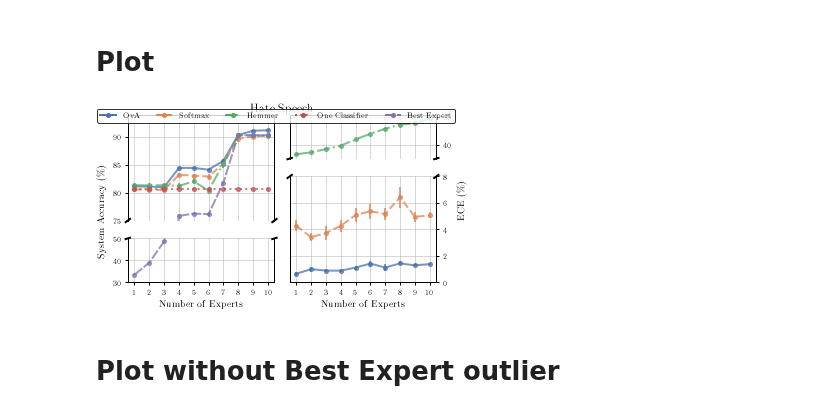
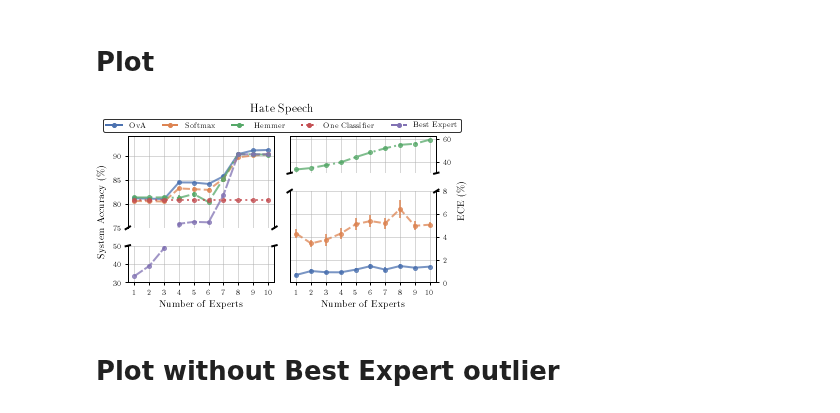
Before and after one commit to rajevv/Multi_L2D, a Jupyter notebook: CIFAR-10/results/HateSpeechRebuttal.ipynb, the cells around one changed output. Cells and saved outputs as stored; diff of their text form; code cells hidden in the pictures.

```diff
--- a/CIFAR-10/results/HateSpeechRebuttal.ipynb
+++ b/CIFAR-10/results/HateSpeechRebuttal.ipynb
@@ -10,7 +10,7 @@ PALETTE = "deep"
 sns.set_palette(sns.color_palette(PALETTE))
 
 # Figsize
-plt.rcParams.update(figsizes.aistats2023_half(tight_layout=True,
+plt.rcParams.update(figsizes.aistats2023_half(tight_layout=False,
                                               height_to_width_ratio=1))  # make square fig.
 
 # Font
@@ -123,7 +123,7 @@ def addBreakClips(ax1,ax2, ax_ratio=1):
 # %% [markdown]
 # Plot
 # %%
-fig = plt.figure(figsize=(5,3))
+fig = plt.figure(figsize=(5,3), layout="tight")
 
 ax1 = plt.subplot2grid(shape=(3, 2), loc=(0, 0), rowspan=2, colspan=1, fig=fig)
 ax2 = plt.subplot2grid(shape=(3, 2), loc=(2, 0), rowspan=1, colspan=1, fig=fig)
@@ -246,34 +246,34 @@ ax4.set_xticks(exp_list)
 ax4.set_xlabel(r"Number of Experts")
 ax4.yaxis.tick_right()
 ax4.yaxis.set_label_position("right")
 # === Grid ===
 ax3.grid()
 ax4.grid()
 
 # === Legend ===
 ova_leg = mlines.Line2D([], [], label='OvA', **ova_args)
 softmax_leg = mlines.Line2D([], [], label='Softmax', **softmax_args)
 hemmer_leg = mlines.Line2D([], [], label='Hemmer', **hemmer_args)
 oneclf_leg = mlines.Line2D([], [], label='One Classifier', **oneclf_args)
 bestexpert_leg = mlines.Line2D([], [], label='Best Expert', **best_expert_args)
 legend_list = [ova_leg, softmax_leg, hemmer_leg, oneclf_leg, bestexpert_leg]
 
 fig.legend(handles=legend_list, loc='center', bbox_to_anchor=(0.5, 0.9), ncol=5, fancybox=True)
 
 # === Broken axes ===
 addBreakClips(ax3,ax4)
 
 
 plt.gcf().text(0,0.5, r"System Accuracy $(\%)$", ha="center", va="center", rotation=90)
 plt.gcf().text(1,0.55, r"ECE $(\%)$", ha="center", va="center", rotation=90)
 
 # # === Save ===
 plt.suptitle("Hate Speech", x=0.5, y=1)
 
 fig.tight_layout()
 # fig.savefig("hatespeech.pdf")
 # %% [output]
-[figure, old version]
+[figure, new version]
 # %% [markdown]
 # Plot without Best Expert outlier
 # %%
```
Also changed, not shown: parts of 4 cells of this notebook, 2 other files.
